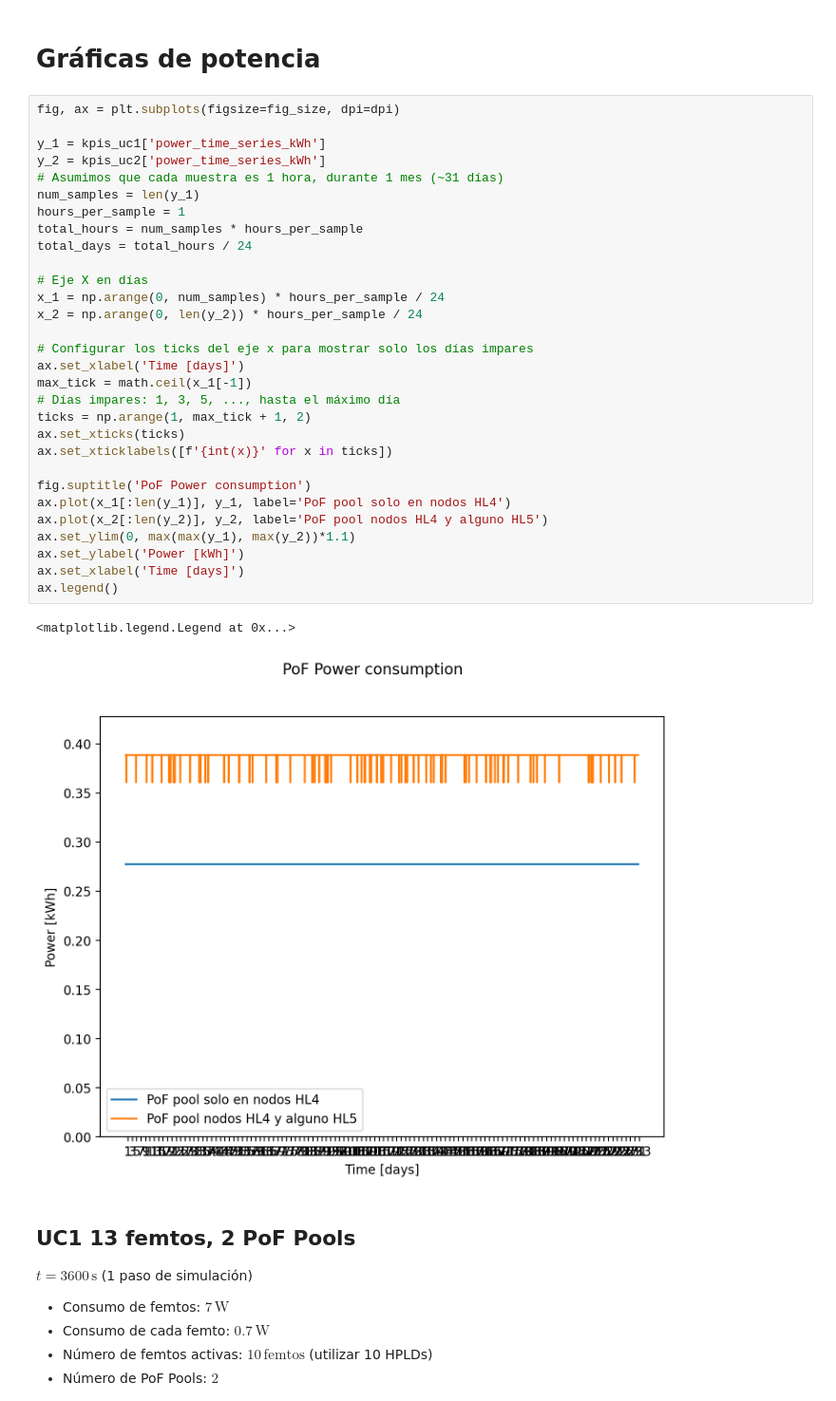
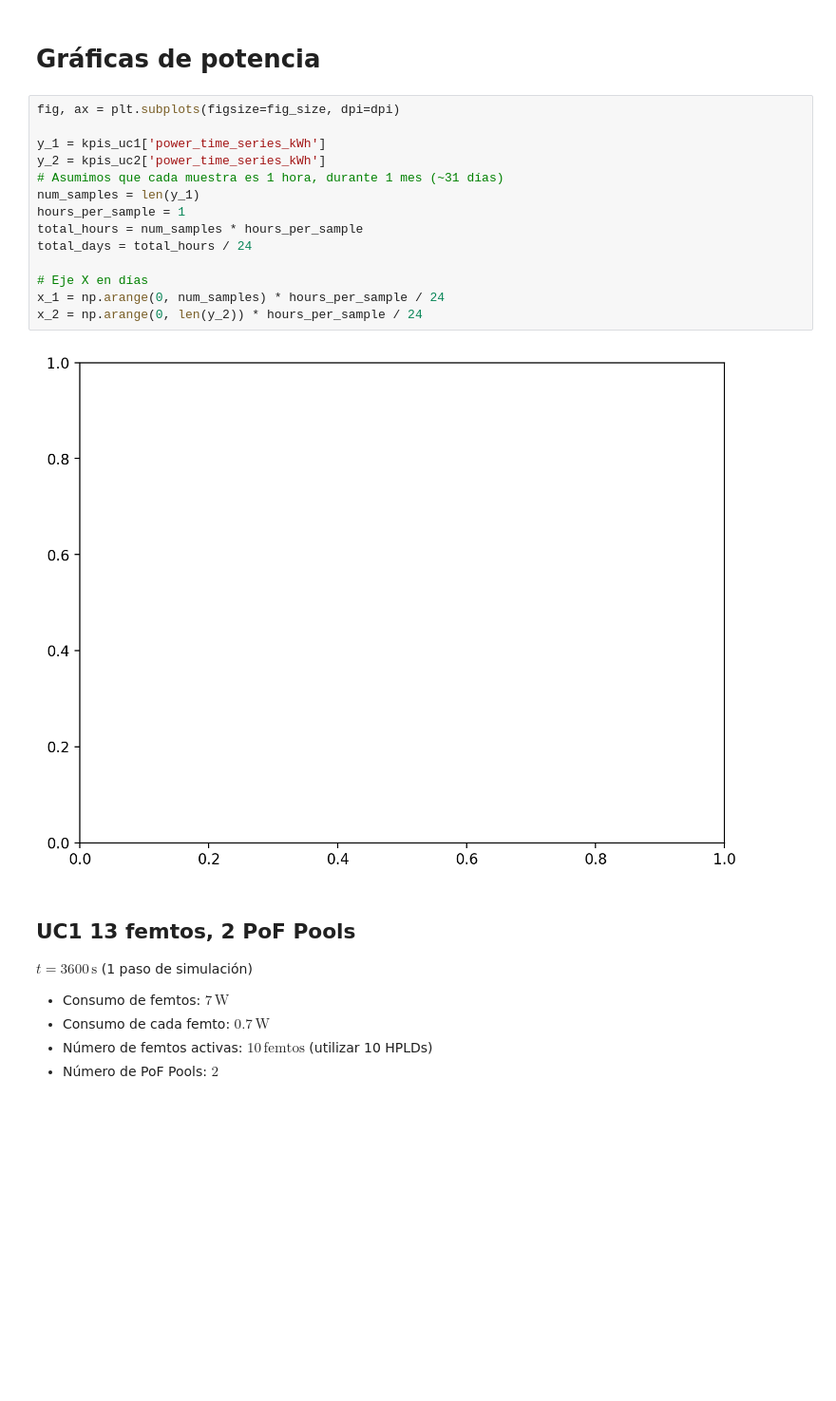
Before and after one commit to 6G-XTREME/PoF_Simulator, a Jupyter notebook: mocks/pruebas_mapa_rural/resultados simulacion/plot graficas.ipynb, the cells around one changed output. Shown: that part at 95% size. Drawn from its saved outputs; the diff is of its cells as text; blank space fills up the shorter version.

```diff
--- a/mocks/pruebas_mapa_rural/resultados simulacion/plot graficas.ipynb
+++ b/mocks/pruebas_mapa_rural/resultados simulacion/plot graficas.ipynb
@@ -79,36 +79,19 @@ ax.legend(loc='lower right')
 # %%
 fig, ax = plt.subplots(figsize=fig_size, dpi=dpi)
 
 y_1 = kpis_uc1['power_time_series_kWh']
 y_2 = kpis_uc2['power_time_series_kWh']
 # Asumimos que cada muestra es 1 hora, durante 1 mes (~31 días)
 num_samples = len(y_1)
 hours_per_sample = 1
 total_hours = num_samples * hours_per_sample
 total_days = total_hours / 24
 
 # Eje X en días
 x_1 = np.arange(0, num_samples) * hours_per_sample / 24
 x_2 = np.arange(0, len(y_2)) * hours_per_sample / 24
-
-# Configurar los ticks del eje x para mostrar solo los días impares
-ax.set_xlabel('Time [days]')
-max_tick = math.ceil(x_1[-1])
-# Días impares: 1, 3, 5, ..., hasta el máximo día
-ticks = np.arange(1, max_tick + 1, 2)
-ax.set_xticks(ticks)
-ax.set_xticklabels([f'{int(x)}' for x in ticks])
-
-fig.suptitle('PoF Power consumption')
-ax.plot(x_1[:len(y_1)], y_1, label='PoF pool solo en nodos HL4')
-ax.plot(x_2[:len(y_2)], y_2, label='PoF pool nodos HL4 y alguno HL5')
-ax.set_ylim(0, max(max(y_1), max(y_2))*1.1)
-ax.set_ylabel('Power [kWh]')
-ax.set_xlabel('Time [days]')
-ax.legend()
 # %% [output]
-<matplotlib.legend.Legend at 0x...>
-[figure, old version]
+[figure, new version]
 # %% [markdown]
 ## UC1 13 femtos, 2 PoF Pools
 $ t = 3600\,\text{s} $ (1 paso de simulación)
```
Also changed, not shown: parts of 1 cell of this notebook, 18 other files.
